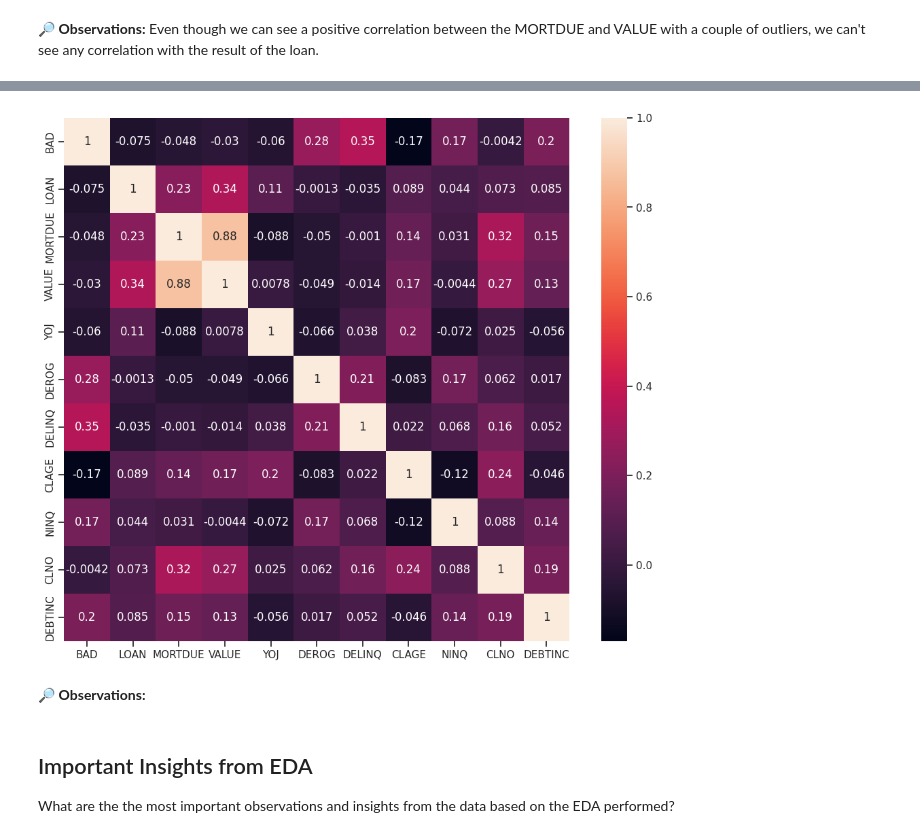
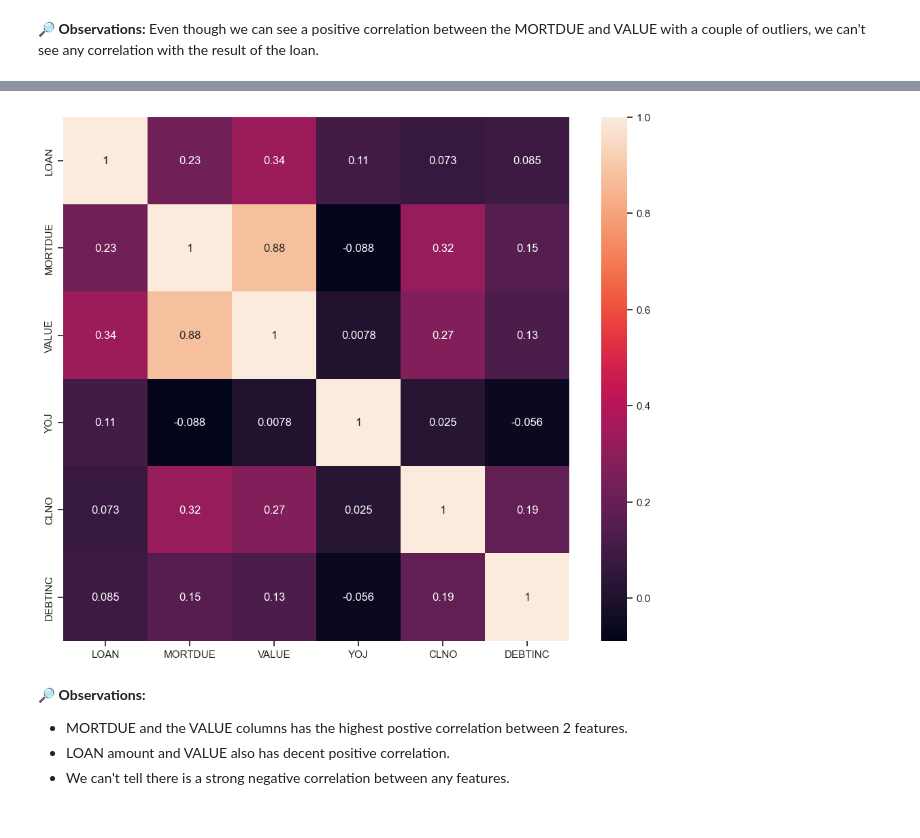
Before and after one commit to muscak/MIT-PE-Applied-Data-Science-Program, a Jupyter notebook: Capstone Project: Loan Default Prediction/Notebooks/Loan_Default_Prediction - EDA.ipynb, the cells around one changed output, grey strips where cells are left out. Drawn from its saved outputs; the diff is of its cells as text; code cells hidden in the pictures.

```diff
--- a/Capstone Project: Loan Default Prediction/Notebooks/Loan_Default_Prediction - EDA.ipynb
+++ b/Capstone Project: Loan Default Prediction/Notebooks/Loan_Default_Prediction - EDA.ipynb
@@ -634,0 +637,3 @@ plt.show()
+# %%
+df[['DEROG', 'DELINQ', 'CLAGE', 'NINQ', 'BAD']] = df[['DEROG', 'DELINQ', 'CLAGE', 'NINQ', 'BAD']].astype('object')
+df.info()
@@ -635,12 +661,11 @@ plt.show()
 # %%
 plt.figure(figsize=(12, 10))
-sb.heatmap(df.corr(), annot=True)
+sb.heatmap(df.corr(numeric_only=True), annot=True)
 plt.show()
 # %% [output]
-[figure, old version]
+[figure, new version]
-# %% [markdown]
-🔎 **Observations:**
-# %% [markdown]
-## Important Insights from EDA
-
-What are the the most important observations and insights from the data based on the EDA performed?
+# %% [markdown]
+🔎 **Observations:**
+- MORTDUE and the VALUE columns has the highest postive correlation between 2 features.
+- LOAN amount and VALUE also has decent positive correlation.
+- We can't tell there is a strong negative correlation between any features.
```
Also changed, not shown: parts of 32 cells of this notebook.
